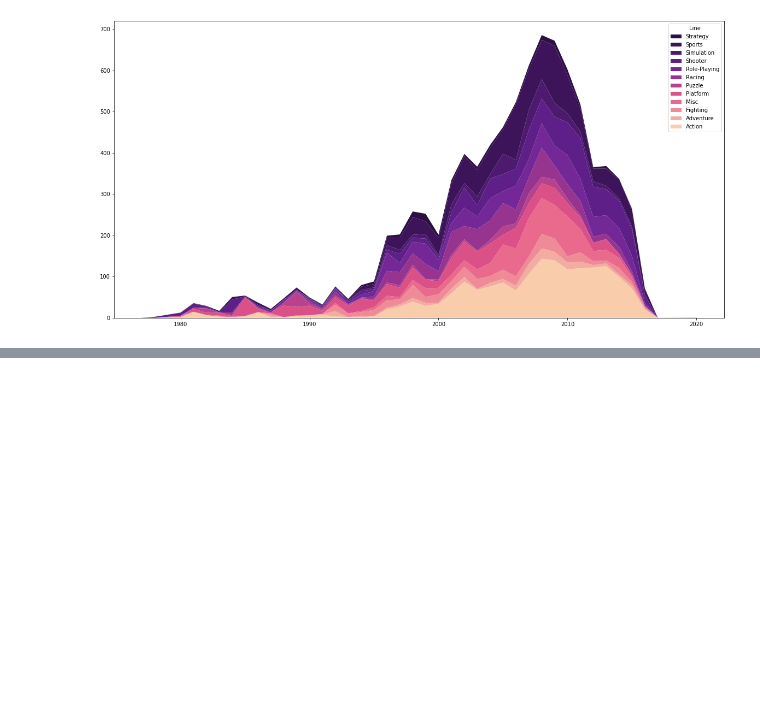
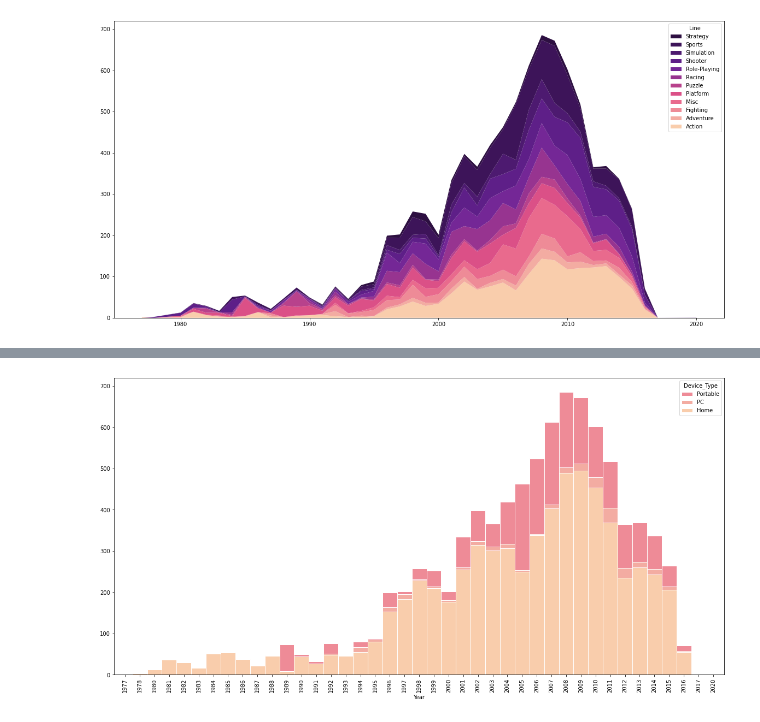
Before and after one commit to nan-park/section1_project, a Jupyter notebook: AI_section1_project.ipynb, the cells around one changed output, grey strips where cells are left out. Cells and saved outputs as stored; diff of their text form; code cells hidden in the pictures; blank space fills up the shorter version.

Commit message:
sunburst, pie plot

```diff
--- a/AI_section1_project.ipynb
+++ b/AI_section1_project.ipynb
@@ -436,5 +437,11 @@ memory usage: 1.2+ MB
 # %%
 # 휴대용(portable), 거치용(home), PC로 나누기
 portable = ['DS', '3DS', 'PSP', 'GB', 'GBA', 'PSV', 'WS', 'GG', 'WiiU']
-home = ['Wii', 'GC', 'XB', 'X360', 'PS', 'PS2', 'PS3', '2600', 'NES', 'SNES', 'DC', 'N64', 'XOne', 'GEN', 'SCD', 'NG', 'TG16', '3DO', 'PDFX', 'SAT']
+home = ['Wii', 'GC', 'XB', 'X360', 'PS', 'PS2', 'PS3', 'PS4', '2600', 'NES', 'SNES', 'DC', 'N64', 'XOne', 'GEN', 'SCD', 'NG', 'TG16', '3DO', 'PCFX', 'SAT']
 pc = ['PC']
+# %%
+df_clean['Device_Type'] = ""
+df_clean.loc[df_clean.Platform.isin(portable), 'Device_Type'] = 'Portable'
+df_clean.loc[df_clean.Platform.isin(home), 'Device_Type'] = 'Home'
+df_clean.loc[df_clean.Platform.isin(pc), 'Device_Type'] = 'PC'
+df_clean.head(10)
@@ -669,0 +705,8 @@ group_year
+# %%
+group_type = df_clean.groupby(['Year', 'Device_Type'])['Global_Sales'].sum().reset_index(level=['Device_Type']).pivot(columns='Device_Type', values='Global_Sales')
+group_type = group_type.fillna(0)
+# %%
+group_type.plot.bar(stacked=True, figsize=(20, 10), color=colors_pink[:3], edgecolor='w', width=1, legend='reverse')
+plt.show()
+# %% [output]
+[figure, added]
```
Also changed, not shown: parts of 16 cells of this notebook.
